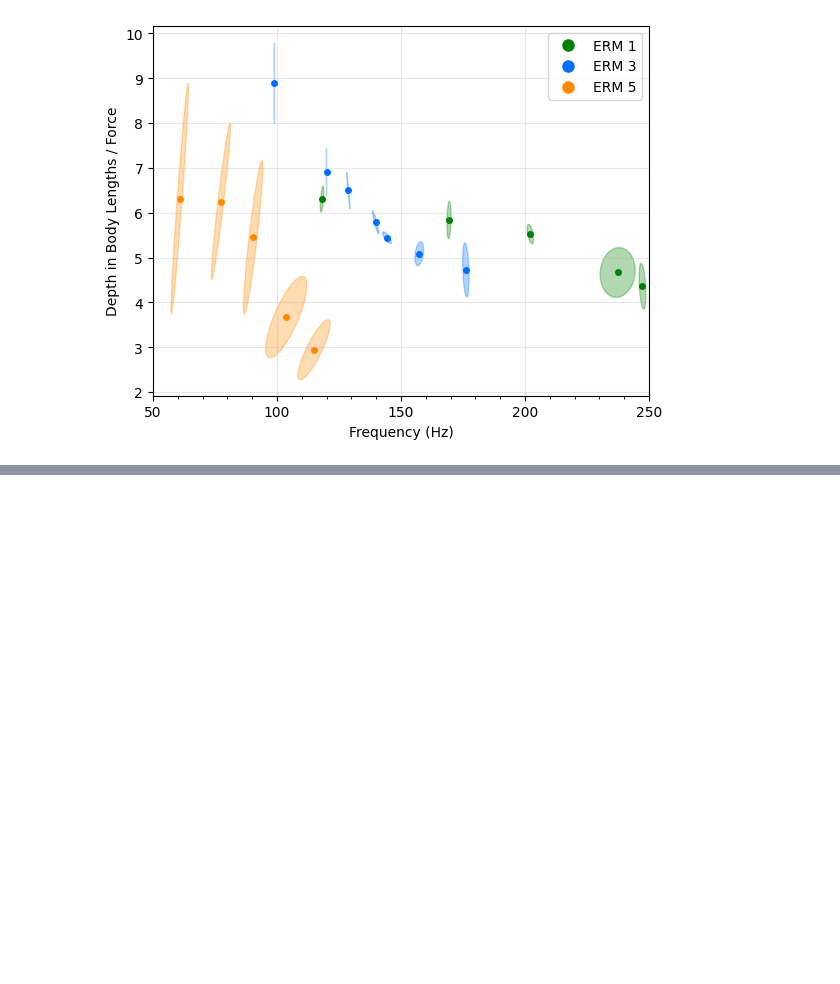
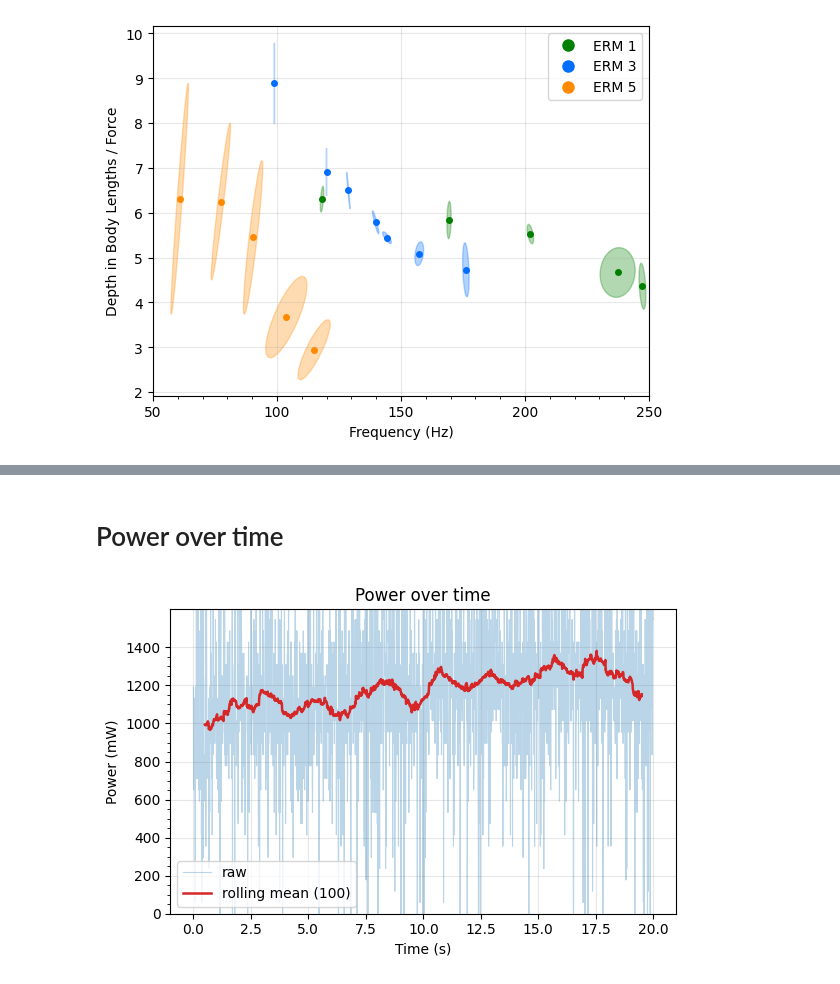
Before and after one commit to OzzysMess/clamming, a Jupyter notebook: master_notes.ipynb, the cells around one changed output, grey strips where cells are left out. Drawn from its saved outputs; the diff is of its cells as text; code cells hidden in the pictures; blank space fills up the shorter version.

```diff
--- a/master_notes.ipynb
+++ b/master_notes.ipynb
@@ -437,0 +510,33 @@ plate_mass = 0.43
+# %% [markdown]
+# Power over time
+# %%
+power_path = Path(r"Data\scope_1.csv")
+power_data = pd.read_csv(power_path)
+power_data["second"] = power_data["second"].astype(float) + 10
+power_data["Voltage_sense"] = -1 * power_data["Volt"].astype(float)
+
+test_voltage = 7.40  # Load voltage
+sense_resistance = 0.1  # Ohms
+
+power_data["Current"] = power_data["Voltage_sense"] / sense_resistance
+power_data["Power (mW)"] = 1000 * test_voltage * power_data["Current"]
+
+# Apply smoothing with a rolling mean.
+window = 100
+power_data["Power (mW) rolling"] = power_data["Power (mW)"].rolling(window, center=True, min_periods=window).mean()
+
+fig, ax = plt.subplots(figsize=(6, 4))
+ax.plot(power_data["second"], power_data["Power (mW)"], color="tab:blue", linewidth=0.8, alpha=0.3, label="raw")
+ax.plot(power_data["second"], power_data["Power (mW) rolling"], color="tab:red", linewidth=1.8, label=f"rolling mean ({window})")
+ax.set_xlabel("Time (s)")
+ax.set_ylabel("Power (mW)")
+ax.set_title("Power over time")
+ax.grid(True, alpha=0.3)
+ax.legend(loc="best")
+ax.set_yticks(np.arange(0, 1401, 200))
+ax.set_yticks(np.arange(0, 1401, 50), minor=True)
+ax.set_ylim(0, 1600)
+plt.tight_layout()
+plt.show()
+# %% [output]
+[figure, added]
```
Also changed, not shown: parts of 10 cells of this notebook, 4 other files.
